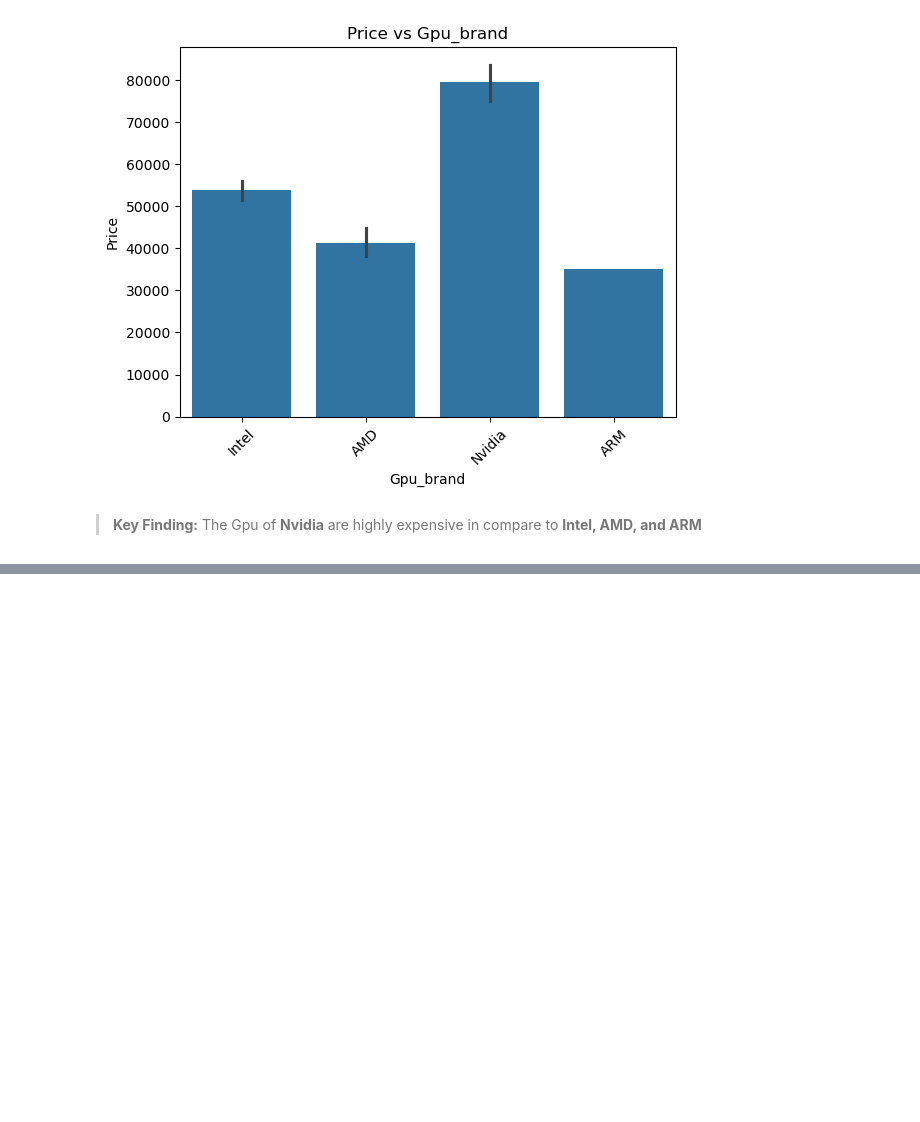
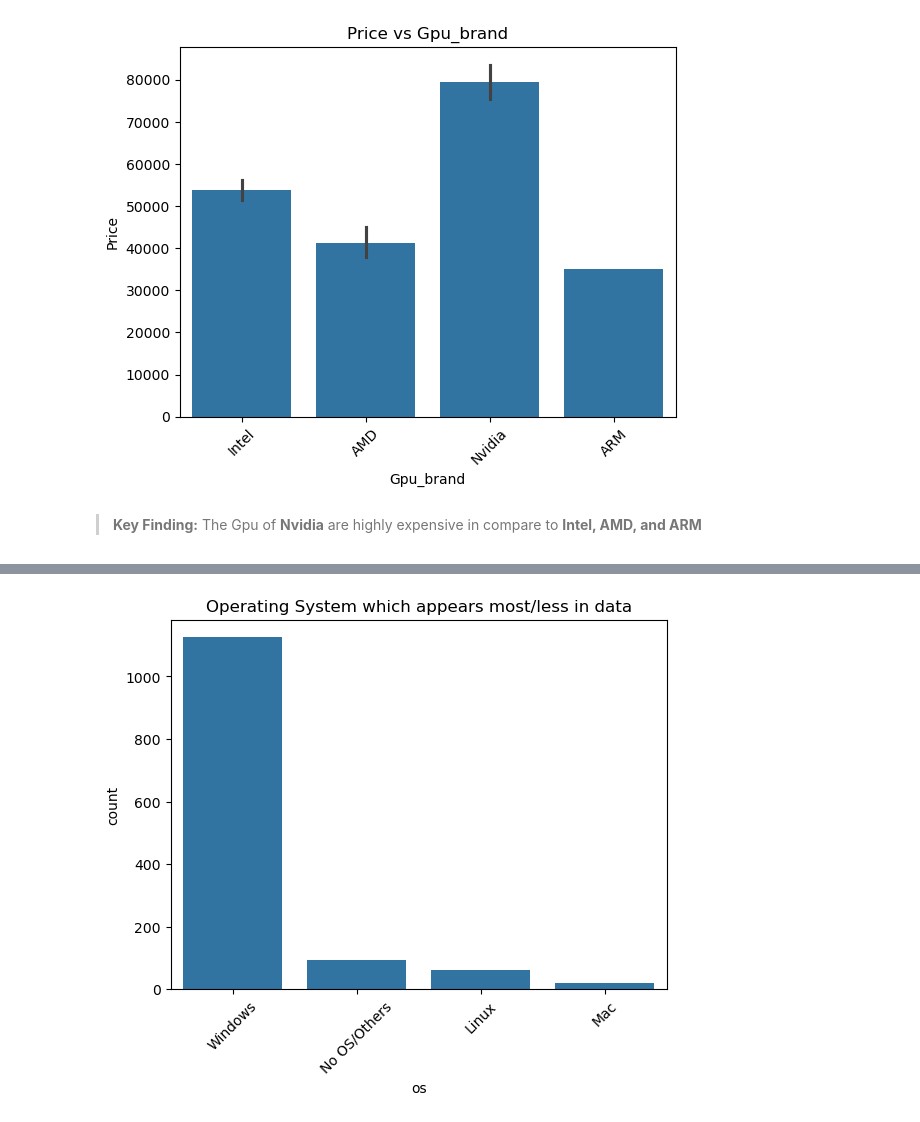
Before and after one commit to proshanta-pal/Laptop-Price-Prediction-using-Machine-Learning, a Jupyter notebook: notebooks/laptop_price_prediction.ipynb, the cells around one changed output, grey strips where cells are left out. Saved outputs shown, nothing was run; the diff lists cells and outputs as text; code cells hidden in the pictures; blank space fills up the shorter version.

Commit message:
Extract meaningful insights from OpSys and Weight features

```diff
--- a/notebooks/laptop_price_prediction.ipynb
+++ b/notebooks/laptop_price_prediction.ipynb
@@ -570,0 +581,16 @@ plt.show()
+# %%
+# Operating System Category
+def os_category(os):
+    if os == 'Windows 10' or os == 'Windows 7' or os == 'Windows 10 S':
+        return 'Windows'
+    elif os == 'macOS' or os == 'Mac OS X':
+        return 'Mac'
+    elif os == 'Linux':
+        return 'Linux'
+    else:
+        return 'No OS/Others'
+# %%
+# Extract OS and remove OpSys column
+df['os'] = df['OpSys'].apply(os_category)
+df.drop(columns=['OpSys'], inplace=True)
+df.head()
@@ -570,0 +604,9 @@ plt.show()
+# %%
+# Which Operating System appears most/less in the data?
+sns.countplot(data=df, x='os', order=df['os'].value_counts().index)
+plt.title("Operating System which appears most/less in data")
+plt.xticks(rotation=45)
+plt.savefig("../outputs/figures/13_laptop_os.png", dpi=150, bbox_inches="tight")
+plt.show()
+# %% [output]
+[figure, added]
```
Also changed, not shown: parts of 16 cells of this notebook, 10 other files.
